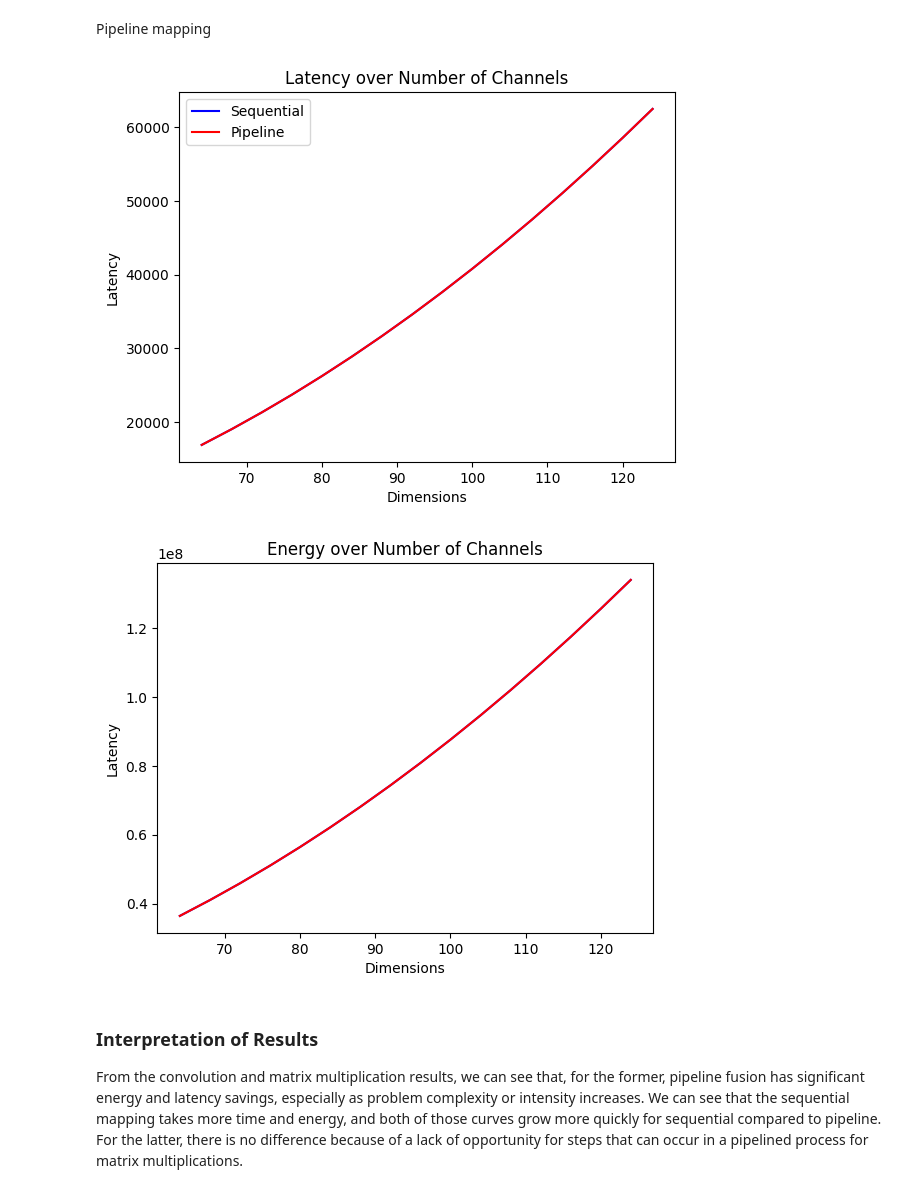
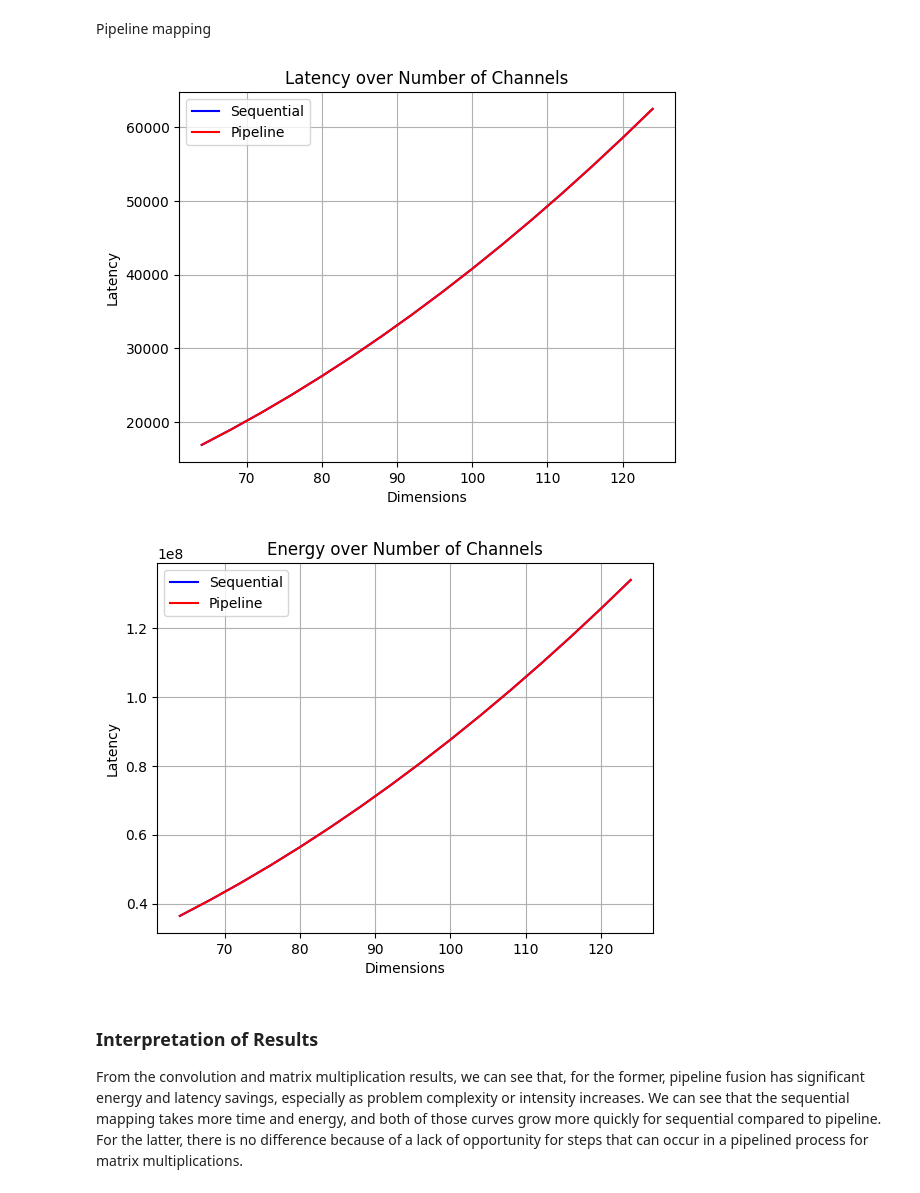
Before and after one commit to YouryMoise/6.5930FinalProject, a Jupyter notebook: workspace/notebook/notebook.ipynb, the cells around one changed output. Saved outputs shown, nothing was run; the diff lists cells and outputs as text; code cells hidden in the pictures.

```diff
--- a/workspace/notebook/notebook.ipynb
+++ b/workspace/notebook/notebook.ipynb
@@ -457,38 +457,38 @@ latency_plot.plot(x_array_dimensions, y_latency_array_pipeline, 'r-', label='Pip
 
 latency_plot.set_xlabel('Dimensions')
 latency_plot.set_ylabel('Latency')
 latency_plot.set_title('Latency over Number of Channels')
 
 # Show legend and grid
 latency_plot.legend()
-# ax1.grid(True)
+latency_plot.grid(True)
 
 # Show the plot
 plt.show()
 
 #######
 # ENERGY
 #######
 fig, energy_plot = plt.subplots()
 
 #for latency
 # Plot the first y array
 energy_plot.plot(x_array_dimensions, y_energy_array_sequential, 'b-', label='Sequential')
 energy_plot.plot(x_array_dimensions, y_energy_array_pipeline, 'r-', label='Pipeline')
 
 energy_plot.set_xlabel('Dimensions')
 energy_plot.set_ylabel('Latency')
 energy_plot.set_title('Energy over Number of Channels')
 
 # Show legend and grid
-latency_plot.legend()
-# ax1.grid(True)
+energy_plot.legend()
+energy_plot.grid(True)
 
 # Show the plot
 plt.show()
 # %% [output]
-[figure, old version]
+[figure, new version]
-[figure, old version]
+[figure, new version]
 # %% [markdown]
 ### Interpretation of Results
 
```
Also changed, not shown: 2 other files.
